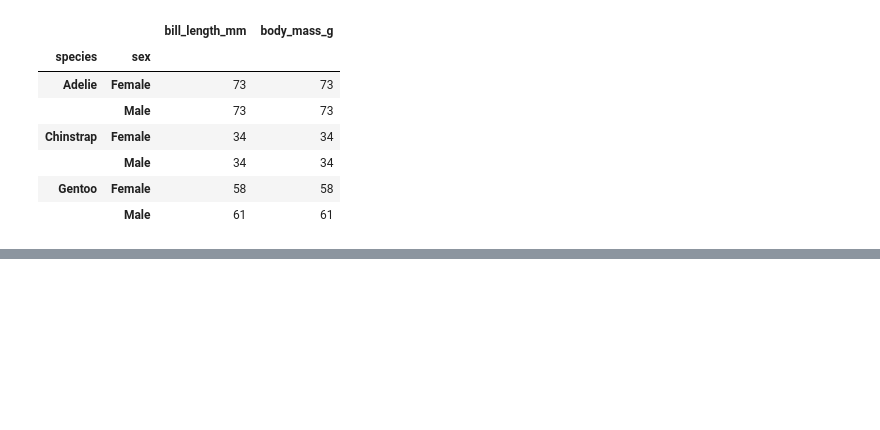
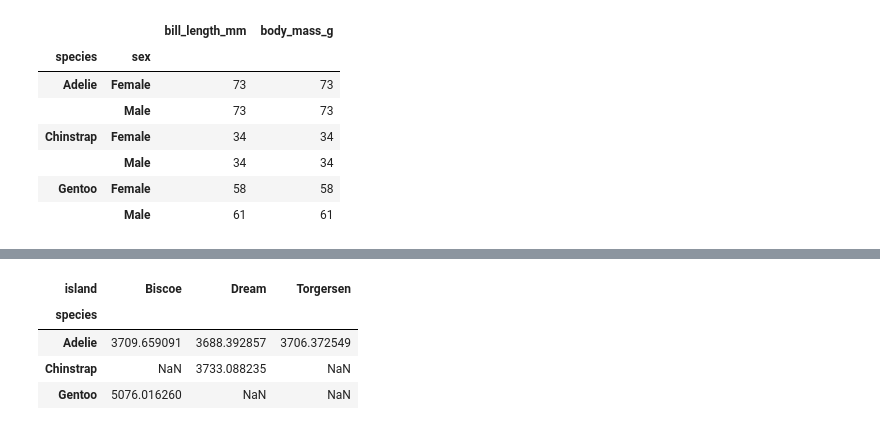
Before and after one commit to r-leyshon/py-pandas, a Jupyter notebook: data-manipulation/02-summary-stats.ipynb, the cells around one changed output, grey strips where cells are left out. Drawn from its saved outputs; the diff is of its cells as text; code cells hidden in the pictures; blank space fills up the shorter version.

```diff
--- a/data-manipulation/02-summary-stats.ipynb
+++ b/data-manipulation/02-summary-stats.ipynb
@@ -239,0 +261,10 @@ penguins.groupby(["species", "sex"])[["bill_length_mm", "body_mass_g"]].agg(np.c
+# %%
+# to group on more than one variable, you need to use the columns arg
+penguins.pivot_table(values="body_mass_g", index="species", columns="island")
+# notice we have some missing values, we can impute these
+# %% [output]
+| island | Biscoe | Dream | Torgersen |
+| species |  |  |  |
+| Adelie | 3709.659091 | 3688.392857 | 3706.372549 |
+| Chinstrap | NaN | 3733.088235 | NaN |
+| Gentoo | 5076.016260 | NaN | NaN |
```
Also changed, not shown: parts of 5 cells of this notebook.
